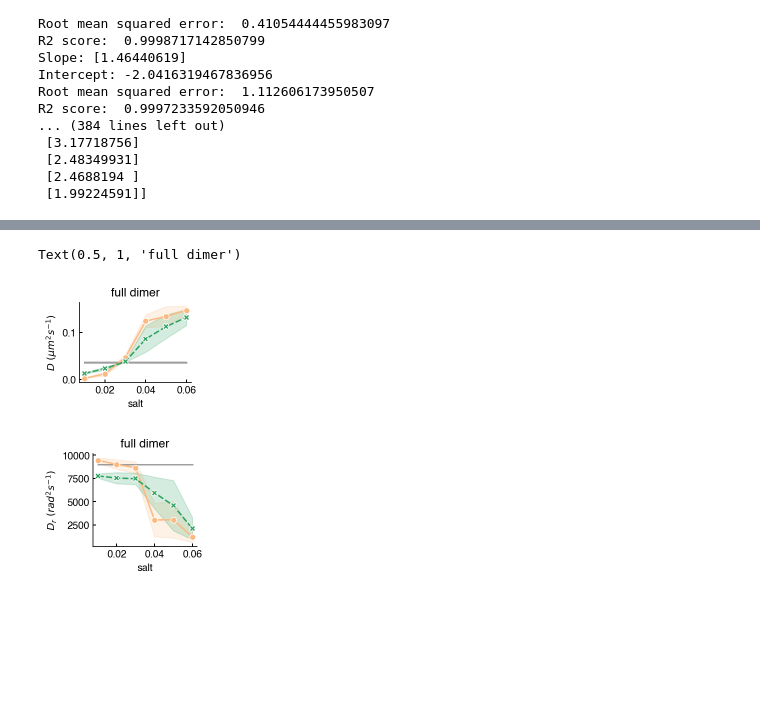
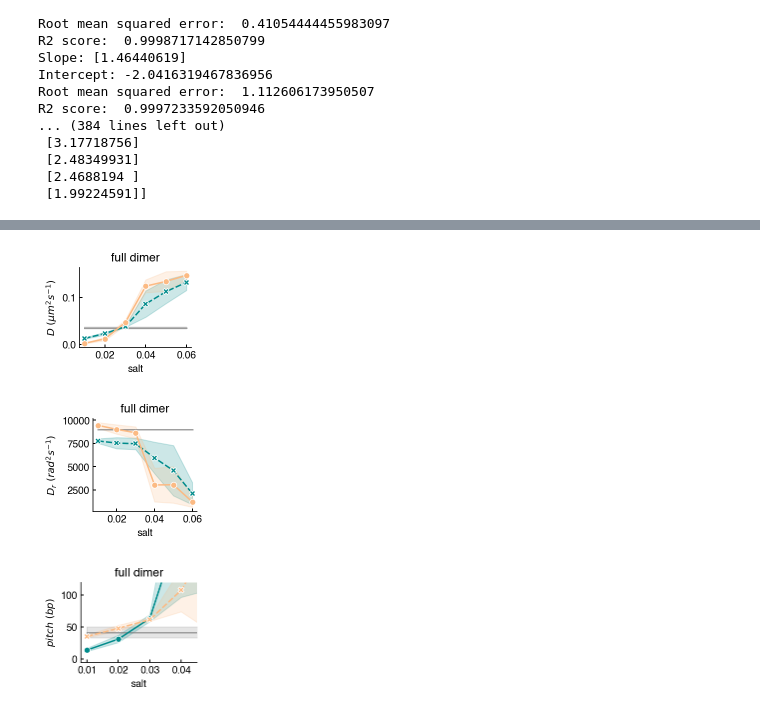
Before and after one commit to mallu2/CG_analysis, a Jupyter notebook: msd_diffusion_coefficient.ipynb, the cells around one changed output, grey strips where cells are left out. Saved outputs shown, nothing was run; the diff lists cells and outputs as text; code cells hidden in the pictures; blank space fills up the shorter version.

Commit message:
update diffusion:add pitch

```diff
--- a/msd_diffusion_coefficient.ipynb
+++ b/msd_diffusion_coefficient.ipynb
@@ -42,6 +42,11 @@ o3 = np.array([227/256, 74/256, 51/256, 1])
 monomer='/data/monomer/'
 dimer='/data/dimer/'
 full_dimer='data/full_dimer/'
+# %%
+"""Define the folders with your input data."""
+monomer='/Users/mallu899/Mirror/projects/lacI_CG_master/data/Mono_txt_20/'
+dimer='/Users/mallu899/Mirror/projects/lacI_CG_master/data/dimer_RS_txt/'
+full_dimer='/Users/mallu899/Mirror/projects/lacI_CG_master/data/fullLength_txt/trajectory_classify_diffusion/'
 # %%
 def import_displacement_csv_as_dataframe(file, nframes):
     """
@@ -609,7 +658,7 @@ xD = np.random.normal(loc=0.035, scale=0.002, size=8)
 xDr = np.random.normal(loc=9000, scale=0.00, size=8)
 xp= np.random.normal(loc=39, scale=9, size=8)
 DF_exp=pd.DataFrame({'$D\ (\mu m^2 s^{-1})$':[x for x in xD]*6,'$D_r\ (rad^2 s^{-1})$':[x for x in xDr]*6,\
-            '$p\ (bp)$':[x for x in xp]*6,'salt':[0.01 for x in range(len(xD))]+\
+            '$pitch\ (bp)$':[x for x in xp]*6,'salt':[0.01 for x in range(len(xD))]+\
             [0.02 for x in range(len(xD))]+[0.03 for x in range(len(xD))]+[0.04 for x in range(len(xD))]\
                      +[0.05 for x in range(len(xD))]+[0.06 for x in range(len(xD))],\
             'data':['experimental' for x in range(len(xD))]+['experimental' for x in range(len(xD))]+\
@@ -618,42 +667,67 @@ DF_exp=pd.DataFrame({'$D\ (\mu m^2 s^{-1})$':[x for x in xD]*6,'$D_r\ (rad^2 s^{
 # %%
 fig=plt.subplots(figsize = (2.5,2.0))
 b=sns.lineplot(x='salt',y='$D\ (\mu m^2 s^{-1})$',data=DF_exp,alpha=0.7,color='grey',markers=True,ci='sd')
-g=sns.lineplot(x='salt',y='$D\ (\mu m^2 s^{-1})$',hue='data',data=D_full_dimer,palette=[o2,g3],style="data",markers=True,ci='sd')
+g=sns.lineplot(x='salt',y='$D\ (\mu m^2 s^{-1})$',hue='data',data=D_full_dimer,palette=['darkcyan',o2],style="data",\
+               markers=True,ci='sd',hue_order=['full dimer $recognition$','full dimer $search$'])
 plt.legend([],[], frameon=False)
 plt.tick_params(
     axis='both',          # changes apply to the x-axis
     which='both',      # both major and minor ticks are affected
     bottom=True,      # ticks along the bottom edge are off
     top=False,         # ticks along the top edge are off
     labelbottom=True,
     labeltop = False,
     right=False, left=True, labelleft=True,labelsize='medium',
     width = 1,
     length = 3, color='k',direction ='in')
 plt.title('full dimer')
 plt.tight_layout()
 sns.despine()
-#plt.savefig(path_and_filename,dpi=300,transparent=True)
+plt.savefig('/Users/mallu899/Mirror/projects/lacI_CG_master/LacI_CG_Draft/Figures/Version9/Figure2_diffusion/full_dimer_translational',dpi=300,transparent=True)
 
 fig=plt.subplots(figsize = (2.5,2.0))
 b=sns.lineplot(x='salt',y='$D_r\ (rad^2 s^{-1})$',data=DF_exp,alpha=0.7,color='grey')
-g=sns.lineplot(x='salt',y='$D_r\ (rad^2 s^{-1})$',hue='data',data=D_r_full_dimer,palette=[o2,g3],style="data",markers=True,ci='sd')
+g=sns.lineplot(x='salt',y='$D_r\ (rad^2 s^{-1})$',hue='data',data=D_r_full_dimer,palette=['darkcyan',o2],\
+               style="data",markers=True,ci='sd',hue_order=['full dimer $recognition$','full dimer $search$'])
 plt.legend([],[], frameon=False)
 plt.tick_params(
     axis='both',          # changes apply to the x-axis
     which='both',      # both major and minor ticks are affected
     bottom=True,      # ticks along the bottom edge are off
     top=False,         # ticks along the top edge are off
     labelbottom=True,
     labeltop = False,
     right=False, left=True, labelleft=True,labelsize='medium',
     width = 1,
     length = 3, color='k',direction ='in')
 sns.despine()
 plt.tight_layout()
 plt.title('full dimer')
-#plt.savefig(path_and_filename,dpi=300,transparent=True)
+plt.savefig('/Users/mallu899/Mirror/projects/lacI_CG_master/LacI_CG_Draft/Figures/Version9/Figure2_diffusion/full_dimer_rotational',dpi=300,transparent=True)
 # %% [output]
-Text(0.5, 1, 'full dimer')
-[figure, old version]
+[figure, new version]
-[figure, old version]
+[figure, new version]
+# %%
+fig=plt.subplots(figsize = (2.5,2.0))
+b=sns.lineplot(x='salt',y='$pitch\ (bp)$',data=DF_exp,alpha=0.7,color='grey',markers=True,ci='sd',hue_order=['recognition conformation','search conformation'])
+g=sns.lineplot(x='salt',y='$pitch\ (bp)$',hue='data',data=pitch_full,palette=['darkcyan',o2],style="data",markers=True,ci='sd')
+plt.legend([],[], frameon=False)
+plt.tick_params(
+    axis='both',          # changes apply to the x-axis
+    which='both',      # both major and minor ticks are affected
+    bottom=True,      # ticks along the bottom edge are off
+    top=False,         # ticks along the top edge are off
+    labelbottom=True,
+    labeltop = False,
+    right=False, left=True, labelleft=True,labelsize='medium',
+    width = 1,
+    length = 3, color='k',direction ='in')
+plt.title('full dimer')
+plt.tight_layout()
+sns.despine()
+plt.ylim(-5,120)
+plt.xlim(0.008,0.045)
+plt.xticks((0.01,0.02,0.03,0.04),(0.01,0.02,0.03,0.04))
+plt.savefig('/Users/mallu899/Mirror/projects/lacI_CG_master/LacI_CG_Draft/Figures/SI/pitch',dpi=300,transparent=True)
+# %% [output]
+[figure, added]
```
Also changed, not shown: parts of 7 cells of this notebook.
